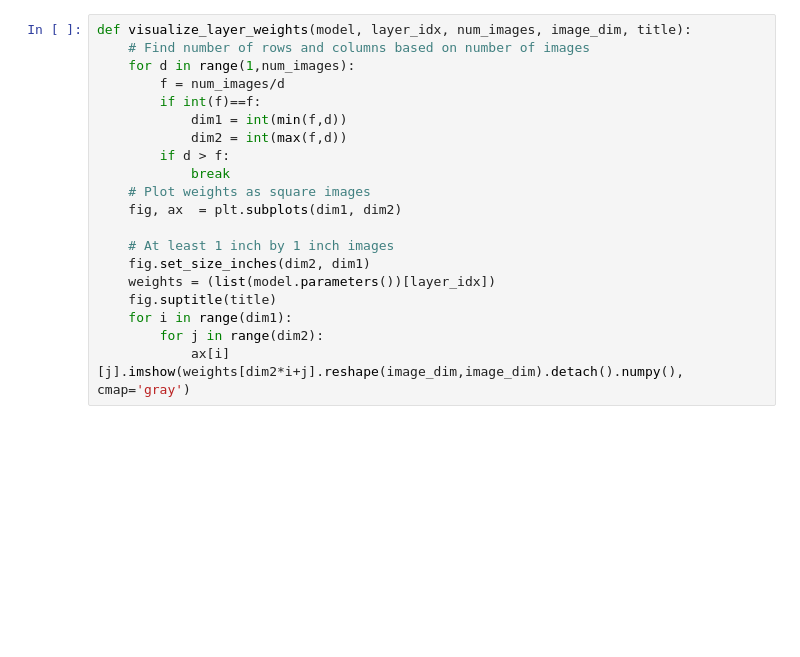
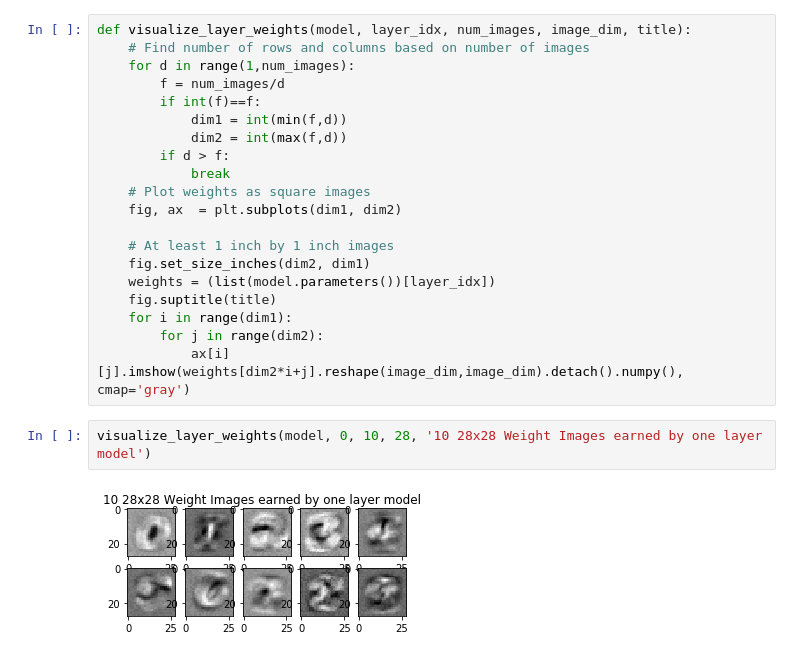
Before and after one commit to qingemeng/cs498-applied-machine-learning, a Jupyter notebook: HW8.ipynb, the cells around one changed output. Saved outputs shown, nothing was run; the diff lists cells and outputs as text; blank space fills up the shorter version.

```diff
--- a/HW8.ipynb
+++ b/HW8.ipynb
@@ -483,4 +483,8 @@ def visualize_layer_weights(model, layer_idx, num_images, image_dim, title):
     for i in range(dim1):
         for j in range(dim2):
             ax[i][j].imshow(weights[dim2*i+j].reshape(image_dim,image_dim).detach().numpy(), cmap='gray')
+# %%
+visualize_layer_weights(model, 0, 10, 28, '10 28x28 Weight Images earned by one layer model')
+# %% [output]
+[figure, added]
 # %%
```
Also changed, not shown: parts of 1 cell of this notebook.
